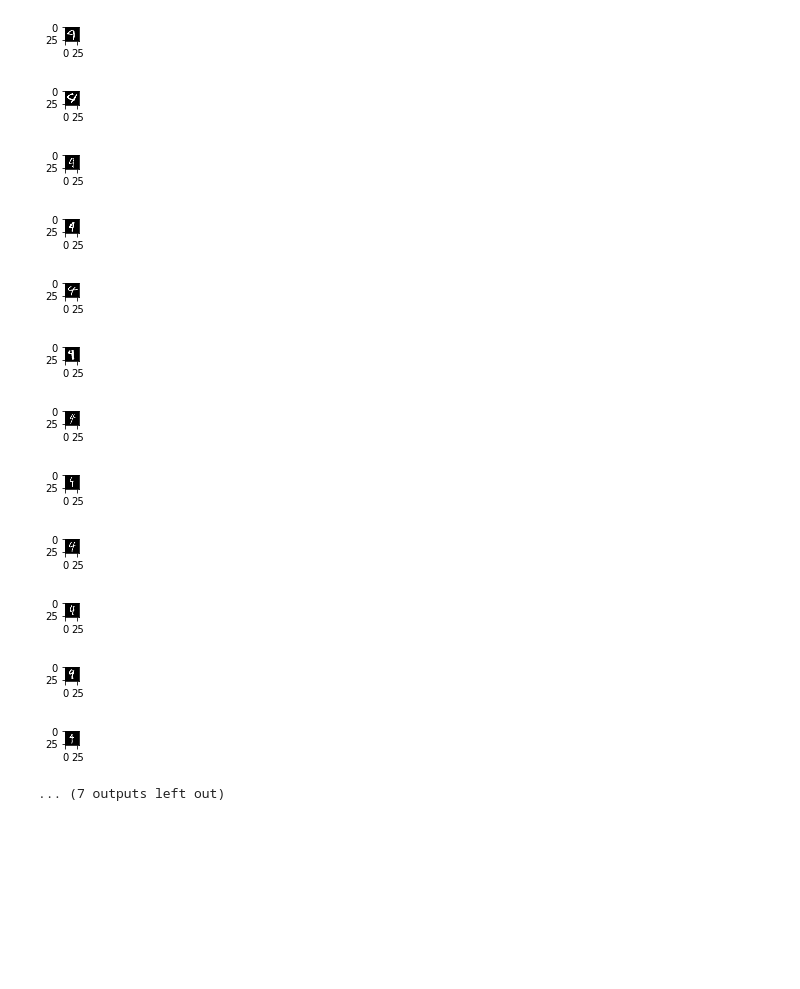
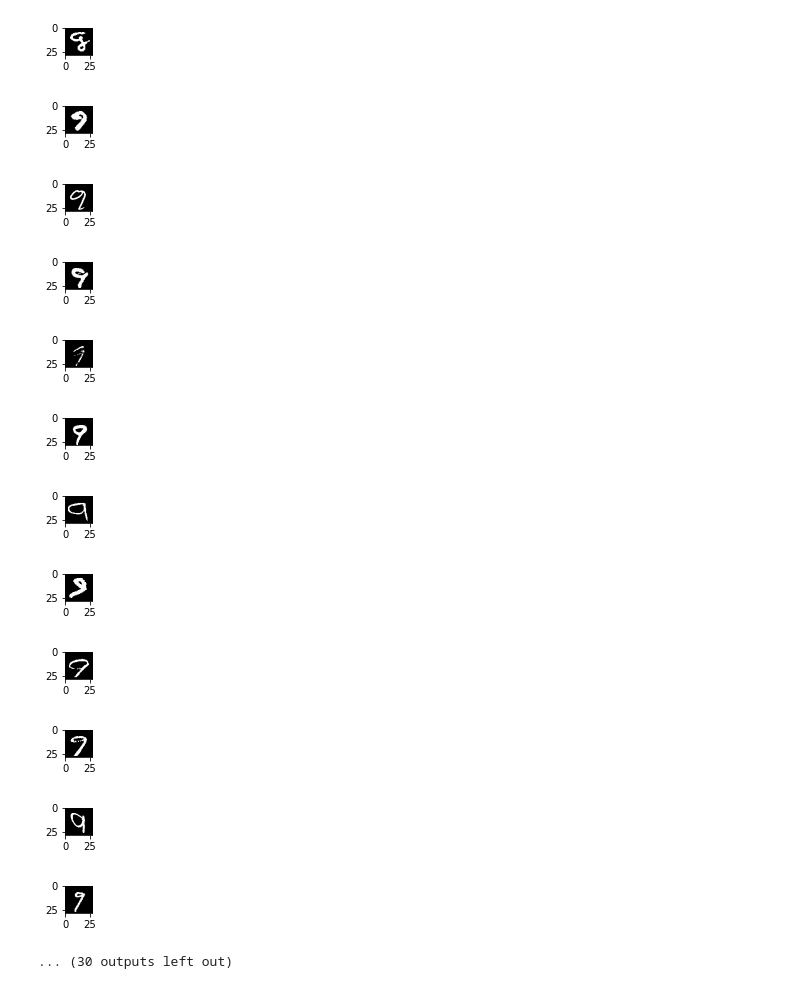
Before and after one commit to SafwanAhmad/KaggleMNSIT, a Jupyter notebook: mnist.ipynb, the cells around one changed output. Drawn from its saved outputs; the diff is of its cells as text; code cells hidden in the pictures; blank space fills up the shorter version.

```diff
--- a/mnist.ipynb
+++ b/mnist.ipynb
@@ -117,3 +39,26 @@ def nn():
+# %%
+input_ = tf.placeholder(dtype=tf.float32, shape=(None, X_train.shape[1]))
+labels = tf.placeholder(dtype=tf.int32, shape=(None, 1))
+learning_rate_ph = tf.placeholder(dtype=tf.float32)
+# %%
+def nn():
+
+    l1 = dense(int(input_.shape[1]), 32, activation_type=tf.nn.relu)(input_)
+    l2 = dense(int(l1.shape[1]), 16, activation_type=tf.nn.relu)(l1)
+    l3 = dense(int(l2.shape[1]), 32, activation_type=tf.nn.relu)(l2)
+
+    l4 = combine(l1, l3)
+    l5 = dense(int(l4.shape[1]), 16, activation_type=tf.nn.relu)(l4)
+
+    out = dense(int(l5.shape[1]), 10)(l5)
+
+    # Define the cost
+    cost = tf.reduce_mean(tf.nn.softmax_cross_entropy_with_logits(logits=out, labels=tf.one_hot(labels,depth=10)))
+
+    # Apply an optimizer
+    optimizer = tf.train.GradientDescentOptimizer(learning_rate=learning_rate_ph).minimize(cost)
+
+    return cost, optimizer, out
 # %%
 def get_next_batch(batch_size, X, y):
     for i in range(int(y.shape[0]/batch_size)-1):
@@ -126,13 +71,14 @@ from sklearn.metrics import accuracy_score
 # Initialize tensorflow session
 init = tf.global_variables_initializer()
 
-epochs = 1000
+epochs = 100
 batch_size = 64
 num_batches = int(X_train.shape[0]/batch_size)
 n_train = int(len(y_train)*0.8)
 
 train_accuracy = []
 val_accuracy = []
+cost_curr = []
 
 # Launch the graph
 with tf.Session() as sess:
@@ -140,6 +86,8 @@ with tf.Session() as sess:
 
     #plt.ion()
     # Training cycle
+    current_placeholder_value = 0.001
+
     for epoch in range(epochs):
         # Shuffle data for cross validation
         indices = np.array(range(len(y_train)))
@@ -153,13 +101,13 @@ with tf.Session() as sess:
 
         # Loop over all batches
         for x,y in get_next_batch(batch_size, X_train_fold, y_train_fold):
-            sess.run(optimizer, feed_dict={input_:x, labels:y})
+            sess.run(optimizer, feed_dict={input_:x, labels:y, learning_rate_ph:current_placeholder_value})
 
-        c = sess.run(cost, feed_dict={input_: x, labels: y})
+        c = sess.run(cost, feed_dict={input_: x, labels: y, learning_rate_ph:current_placeholder_value})
         print("Epoch:", '%04d' % (epoch+1), "cost=", "{:.9f}".format(c))
 
         # Find train accuracy
-        y_predicted_train_fold = np.argmax(output.eval(feed_dict={input_: X_train_fold, labels: y_train_fold}), 1)
+        y_predicted_train_fold = np.argmax(output.eval(feed_dict={input_: X_train_fold, labels: y_train_fold, learning_rate_ph:current_placeholder_value}), 1)
         current_train_acc = accuracy_score(y_true=y_train_fold, y_pred=y_predicted_train_fold)
 
         train_accuracy.append(current_train_acc)
@@ -167,13 +115,18 @@ with tf.Session() as sess:
         print("Train Accuracy:", current_train_acc)
 
         # Find the validation accuracy
-        y_predicted_val_fold = np.argmax(output.eval(feed_dict={input_: X_val_fold, labels: y_val_fold}), 1)
+        y_predicted_val_fold = np.argmax(output.eval(feed_dict={input_: X_val_fold, labels: y_val_fold, learning_rate_ph:current_placeholder_value}), 1)
         current_val_acc = accuracy_score(y_true=y_val_fold, y_pred=y_predicted_val_fold)
 
         val_accuracy.append(current_val_acc)
 
         print("Validation Accuracy:", current_val_acc)
         print()
+
+        cost_curr.append(c)
+
+        #if (epoch > 0 and  epoch % 10 == 0):
+         #   current_placeholder_value = 1.001*current_placeholder_value
 
         #plt.plot(train_accuracy, 'b-', val_accuracy, 'r-')
         #plt.show()
@@ -225,20 +183,20 @@ array([[1228,    0,    6,    0,    1,    4,   10,    2,    8,    4],
 # %%
-indices = np.where(np.logical_and(y_predicted_test == 9, y_test.squeeze() == 4))[0]
+indices = np.where(np.logical_and(y_predicted_test == 7, y_test.squeeze() == 9))[0]
 for i in indices:
-    plt.figure(figsize=(0.25,0.25))
+    plt.figure(figsize=(0.50,0.50))
     plt.imshow(X_test[i].reshape([28,28]),cmap='gray')
     plt.show()
 # %% [output]
-[figure, old version]
+[figure, new version]
-[figure, old version]
+[figure, new version]
-[figure, old version]
+[figure, new version]
-[figure, old version]
+[figure, new version]
-[figure, old version]
+[figure, new version]
-[figure, old version]
+[figure, new version]
-[figure, old version]
+[figure, new version]
-[figure, old version]
+[figure, new version]
-[figure, old version]
+[figure, new version]
-[figure, old version]
+[figure, new version]
-[figure, old version]
+[figure, new version]
-[figure, old version]
+[figure, new version]
-... (7 outputs left out)
+... (30 outputs left out)
```
Also changed, not shown: parts of 9 cells of this notebook.
